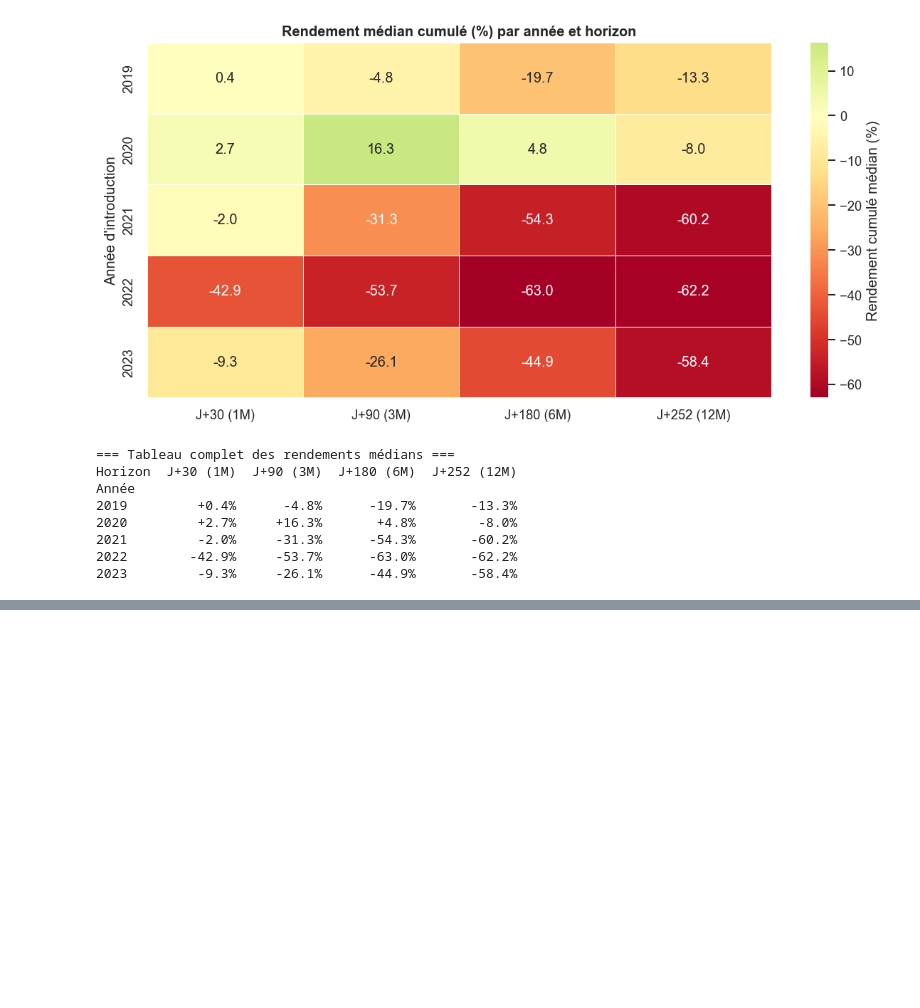
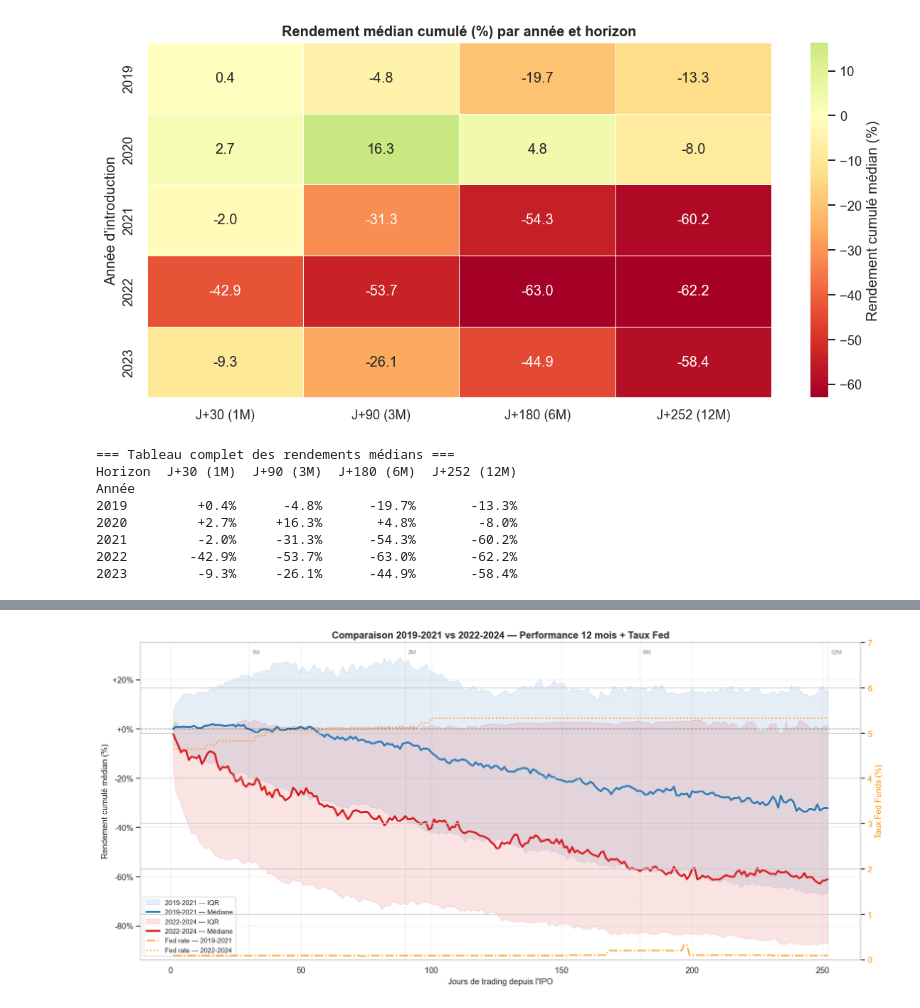
Before and after one commit to Dmkn78/IPO, a Jupyter notebook: performance_12m_h4.ipynb, the cells around one changed output, grey strips where cells are left out. Saved outputs shown, nothing was run; the diff lists cells and outputs as text; code cells hidden in the pictures; blank space fills up the shorter version.

```diff
--- a/performance_12m_h4.ipynb
+++ b/performance_12m_h4.ipynb
@@ -389,0 +523,56 @@ Cohorte 2019-2020 :
+# %%
+# ── Graphique 2 : Comparaison directe 2019-2021 vs 2022-2024 + Taux Fed ───
+fig, ax_main = plt.subplots(figsize=(15, 7))
+
+for cohort in ["2019-2021", "2022-2024"]:
+    sub = agg_fed[agg_fed["cohort"] == cohort]
+    col = COLORS[cohort]
+    ax_main.fill_between(
+        sub["trading_day"], sub["q25"]*100, sub["q75"]*100,
+        color=col, alpha=0.12, label=f"{cohort} — IQR"
+    )
+    ax_main.plot(
+        sub["trading_day"], sub["median_return"]*100,
+        color=col, lw=2.5, label=f"{cohort} — Médiane"
+    )
+
+ax_main.axhline(0, color="black", lw=1, ls="--", alpha=0.4)
+ax_main.set_xlabel("Jours de trading depuis l'IPO", fontsize=11)
+ax_main.set_ylabel("Rendement cumulé médian (%)", fontsize=11)
+ax_main.yaxis.set_major_formatter(mticker.FormatStrFormatter("%+.0f%%"))
+
+for day, lbl in [(30,"1M"),(90,"3M"),(180,"6M"),(252,"12M")]:
+    ax_main.axvline(day, color="gray", lw=0.7, ls=":", alpha=0.5)
+    ax_main.text(day+1, ax_main.get_ylim()[1]*0.92 if ax_main.get_ylim()[1]>0 else 5,
+                 lbl, fontsize=8, color="gray", va="top")
+
+# Axe droit Fed rate (les deux cohortes)
+ax_fed = ax_main.twinx()
+for cohort, ls in [("2019-2021", "-."), ("2022-2024", ":")]:
+    sub = agg_fed[agg_fed["cohort"] == cohort]
+    ax_fed.plot(
+        sub["trading_day"], sub["median_fed"],
+        color="#FF8C00", lw=1.8, ls=ls, alpha=0.85,
+        label=f"Fed rate — {cohort}"
+    )
+
+ax_fed.set_ylabel("Taux Fed Funds (%)", color="#FF8C00", fontsize=11)
+ax_fed.tick_params(axis="y", labelcolor="#FF8C00")
+ax_fed.set_ylim(0, 7)
+
+# Légendes
+lines_main, labels_main = ax_main.get_legend_handles_labels()
+lines_fed, labels_fed = ax_fed.get_legend_handles_labels()
+ax_main.legend(lines_main + lines_fed, labels_main + labels_fed,
+               loc="lower left", fontsize=9)
+
+ax_main.set_title(
+    "Comparaison 2019-2021 vs 2022-2024 — Performance 12 mois + Taux Fed",
+    fontsize=13, fontweight="bold"
+)
+ax_main.grid(True, alpha=0.25)
+plt.tight_layout()
+plt.savefig("data/perf_12m_fed_comparaison.png", dpi=150, bbox_inches="tight")
+plt.show()
+# %% [output]
+[figure, added]
```
Also changed, not shown: parts of 13 cells of this notebook, 2 other files.
